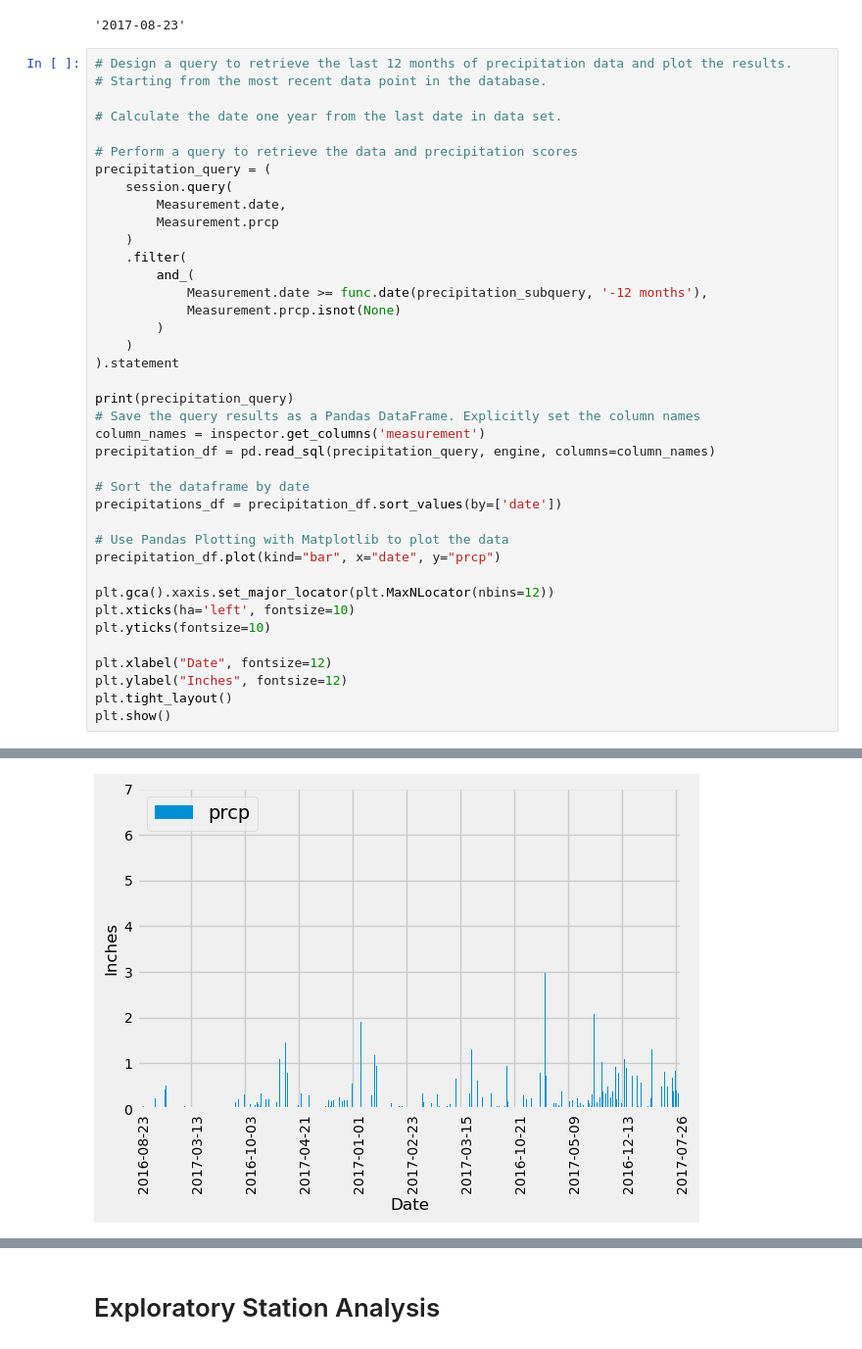
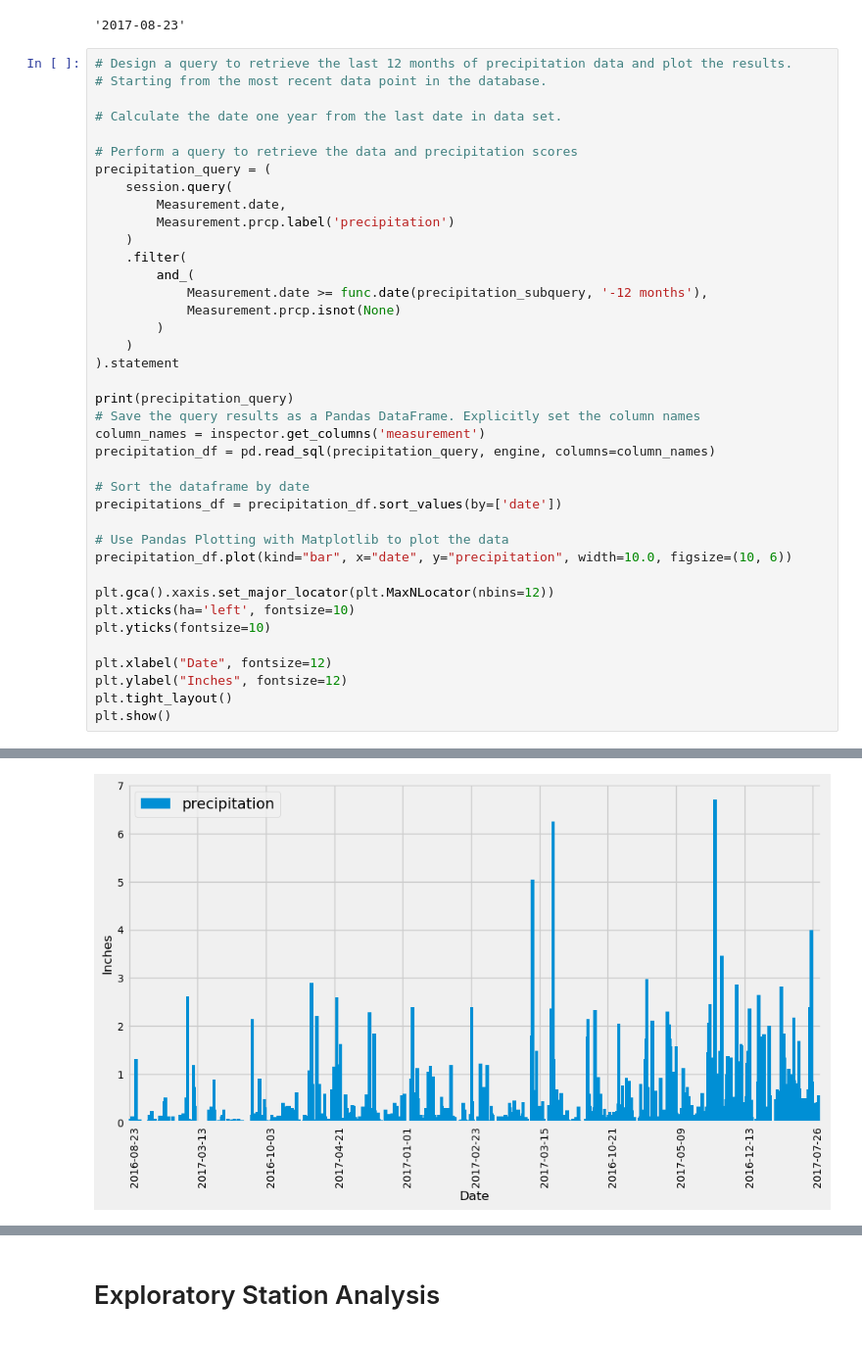
Before and after one commit to jhammans/sqlalchemy-challenge, a Jupyter notebook: SurfsUp/climate_starter.ipynb, the cells around one changed output, grey strips where cells are left out. Shown: that part at 98% size. Saved outputs shown, nothing was run; the diff lists cells and outputs as text.

Commit message:
Updated queries and finalized graphs

```diff
--- a/SurfsUp/climate_starter.ipynb
+++ b/SurfsUp/climate_starter.ipynb
@@ -55,7 +55,7 @@ session.query(precipitation_subquery).scalar()
 precipitation_query = (
     session.query(
         Measurement.date,
-        Measurement.prcp
+        Measurement.prcp.label('precipitation')
     )
     .filter(
         and_(
@@ -74,7 +74,7 @@ precipitation_df = pd.read_sql(precipitation_query, engine, columns=column_names
 precipitations_df = precipitation_df.sort_values(by=['date'])
 
 # Use Pandas Plotting with Matplotlib to plot the data
-precipitation_df.plot(kind="bar", x="date", y="prcp")
+precipitation_df.plot(kind="bar", x="date", y="precipitation", width=10.0, figsize=(10, 6))
 
 plt.gca().xaxis.set_major_locator(plt.MaxNLocator(nbins=12))
 plt.xticks(ha='left', fontsize=10)
@@ -89,6 +89,6 @@ SELECT measurement.date, measurement.prcp
 FROM measurement
 WHERE measurement.date >= date((SELECT max(measurement.date) AS max_1
 FROM measurement), :date_1) AND measurement.prcp IS NOT NULL
-[figure, old version]
+[figure, new version]
 # %%
 # Use Pandas to calculate the summary statistics for the precipitation data
```
Also changed, not shown: parts of 5 cells of this notebook.
